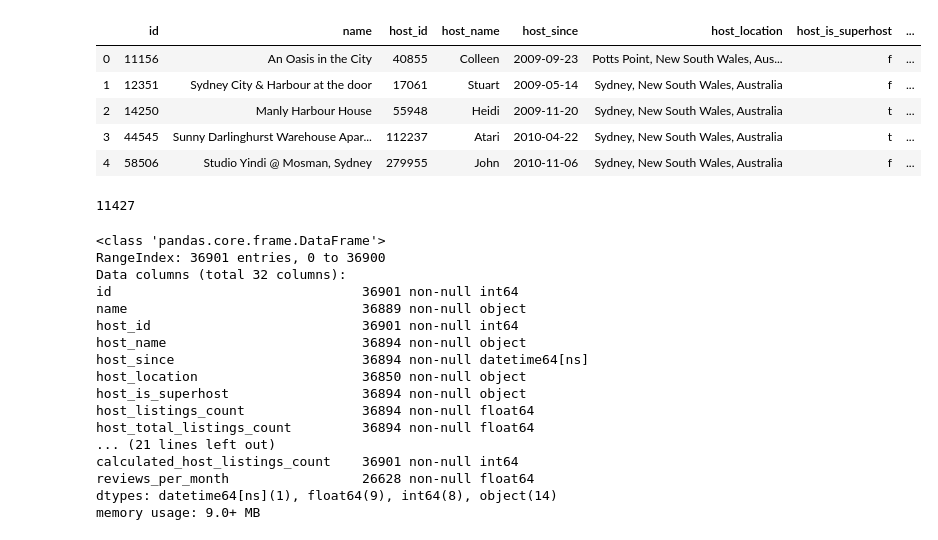
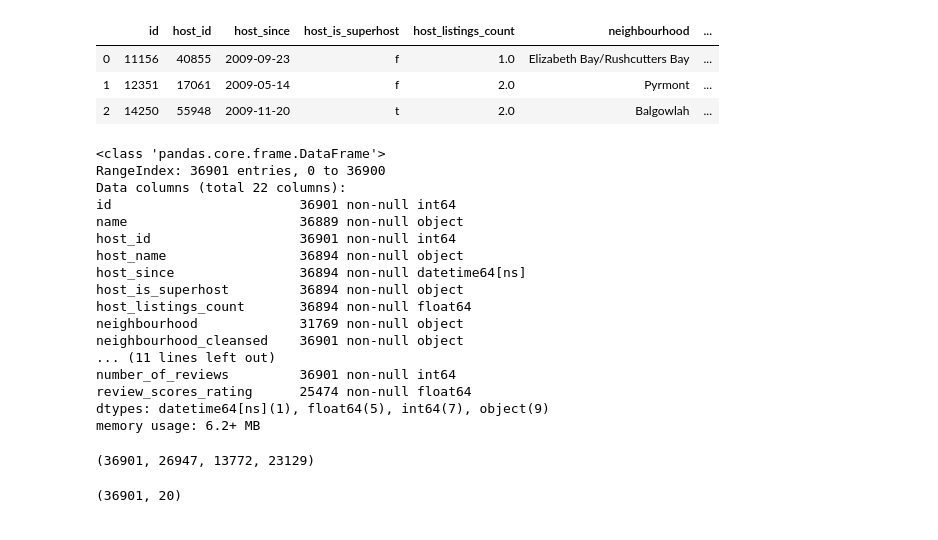
Before and after one commit to khwajajalal/Capstone2, a Jupyter notebook: Listings.ipynb, the cells around one changed output. Cells and saved outputs as stored; diff of their text form; code cells hidden in the pictures.

```diff
--- a/Listings.ipynb
+++ b/Listings.ipynb
@@ -1,47 +1,42 @@
 # %%
 import pandas as pd
 import numpy as np
 import matplotlib.pyplot as plt
 pd.set_option('display.max_columns',200)
-columns=['id','name', 'host_id', 'host_name', 'host_since', 'host_location', 'host_is_superhost',  'host_listings_count','host_total_listings_count', 'neighbourhood',
-         'neighbourhood_cleansed', 'city', 'zipcode','latitude', 'longitude','property_type','room_type', 'accommodates', 'bathrooms', 'bedrooms', 'beds', 'bed_type',
-         'price', 'minimum_nights', 'maximum_nights','calendar_updated', 'availability_365', 'number_of_reviews', 'review_scores_rating',
-         'instant_bookable', 'calculated_host_listings_count',  'reviews_per_month']
+pd.set_option('display.max_rows',100)
+%matplotlib inline
+columns=['id', 'host_id', 'host_since', 'host_is_superhost',  'host_listings_count', 'neighbourhood', 'neighbourhood_cleansed', 'city', 'zipcode',
+         'latitude', 'longitude','property_type','room_type', 'accommodates', 'price', 'minimum_nights', 'maximum_nights', 'availability_365', 'number_of_reviews',
+         'review_scores_rating']
 listings=pd.read_csv('listings.csv.gz',usecols=columns)
 listings['host_since']=pd.to_datetime(listings['host_since'])
-listings.head()
+listings['price']=listings.price.str.replace('$', '')
+listings['price']=listings.price.str.replace(',','')
+listings['price']=listings.price.astype(float)
+listings.head(3)
 # %% [output]
-|  | id | name | host_id | host_name | host_since | host_location | host_is_superhost | ... |
-| 0 | 11156 | An Oasis in the City | 40855 | Colleen | 2009-09-23 | Potts Point, New South Wales, Aus... | f | ... |
-| 1 | 12351 | Sydney City & Harbour at the door | 17061 | Stuart | 2009-05-14 | Sydney, New South Wales, Australia | f | ... |
-| 2 | 14250 | Manly Harbour House | 55948 | Heidi | 2009-11-20 | Sydney, New South Wales, Australia | t | ... |
-| 3 | 44545 | Sunny Darlinghurst Warehouse Apar... | 112237 | Atari | 2010-04-22 | Sydney, New South Wales, Australia | t | ... |
-| 4 | 58506 | Studio Yindi @ Mosman, Sydney | 279955 | John | 2010-11-06 | Sydney, New South Wales, Australia | f | ... |
+|  | id | host_id | host_since | host_is_superhost | host_listings_count | neighbourhood | ... |
+| 0 | 11156 | 40855 | 2009-09-23 | f | 1.0 | Elizabeth Bay/Rushcutters Bay | ... |
+| 1 | 12351 | 17061 | 2009-05-14 | f | 2.0 | Pyrmont | ... |
+| 2 | 14250 | 55948 | 2009-11-20 | t | 2.0 | Balgowlah | ... |
-# %%
-listings.shape
-# listings['host_since'].dt.year
-listings.review_scores_rating.isnull().sum()
-# %% [output]
-11427
 # %%
-# listings.host_since.min()
 listings.host_since.dtype
 listings.info()
 # %% [output]
 <class 'pandas.core.frame.DataFrame'>
 RangeIndex: 36901 entries, 0 to 36900
-Data columns (total 32 columns):
-id                                36901 non-null int64
-name                              36889 non-null object
-host_id                           36901 non-null int64
-host_name                         36894 non-null object
-host_since                        36894 non-null datetime64[ns]
-host_location                     36850 non-null object
-host_is_superhost                 36894 non-null object
-host_listings_count               36894 non-null float64
-host_total_listings_count         36894 non-null float64
-... (21 lines left out)
-calculated_host_listings_count    36901 non-null int64
-reviews_per_month                 26628 non-null float64
-dtypes: datetime64[ns](1), float64(9), int64(8), object(14)
-memory usage: 9.0+ MB
+Data columns (total 22 columns):
+id                        36901 non-null int64
+name                      36889 non-null object
+host_id                   36901 non-null int64
+host_name                 36894 non-null object
+host_since                36894 non-null datetime64[ns]
+host_is_superhost         36894 non-null object
+host_listings_count       36894 non-null float64
+neighbourhood             31769 non-null object
+neighbourhood_cleansed    36901 non-null object
+... (11 lines left out)
+number_of_reviews         36901 non-null int64
+review_scores_rating      25474 non-null float64
+dtypes: datetime64[ns](1), float64(5), int64(7), object(9)
+memory usage: 6.2+ MB
@@ -47,0 +59,12 @@ memory usage: 9.0+ MB
+# %%
+host_id_count=listings.host_id.value_counts()
+unique_hosts=len(host_id_count)
+single_listings=host_id_count[host_id_count==1].count()
+multi_listings=len(listings.host_id) - single_listings
+len(listings.host_id), unique_hosts, multi_listings, single_listings
+# %% [output]
+(36901, 26947, 13772, 23129)
+# %%
+listings.shape
+# %% [output]
+(36901, 20)
```
Also changed, not shown: parts of 3 cells of this notebook.
